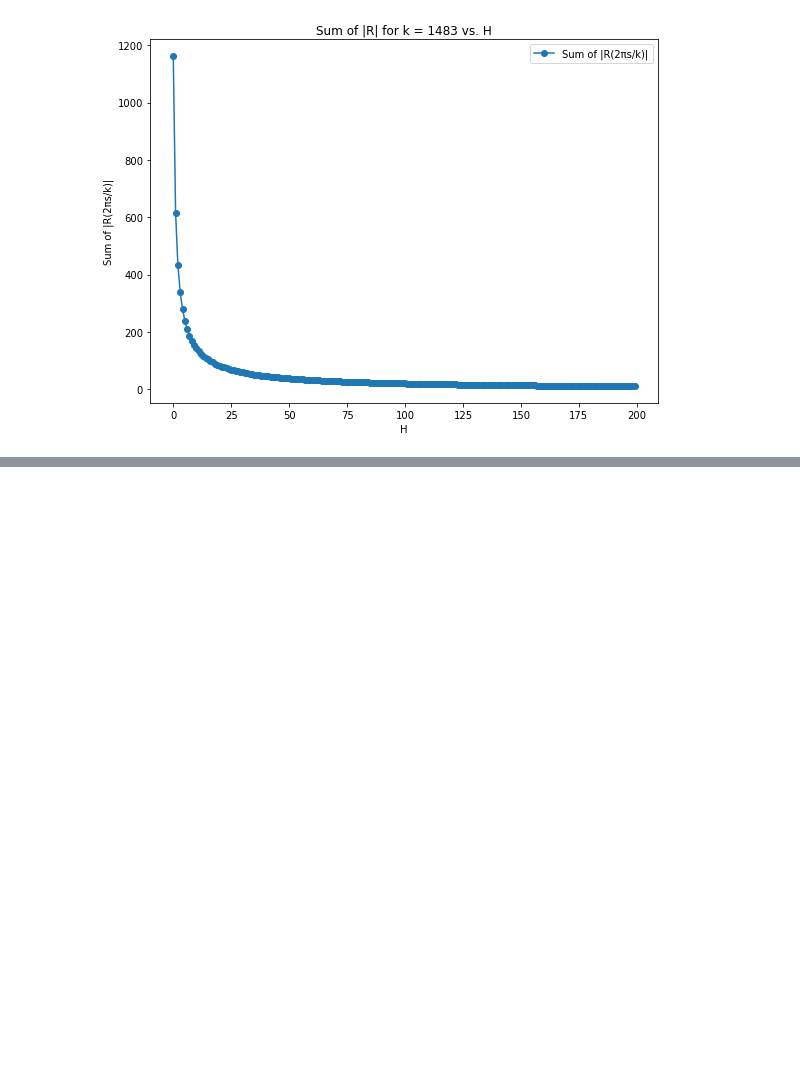
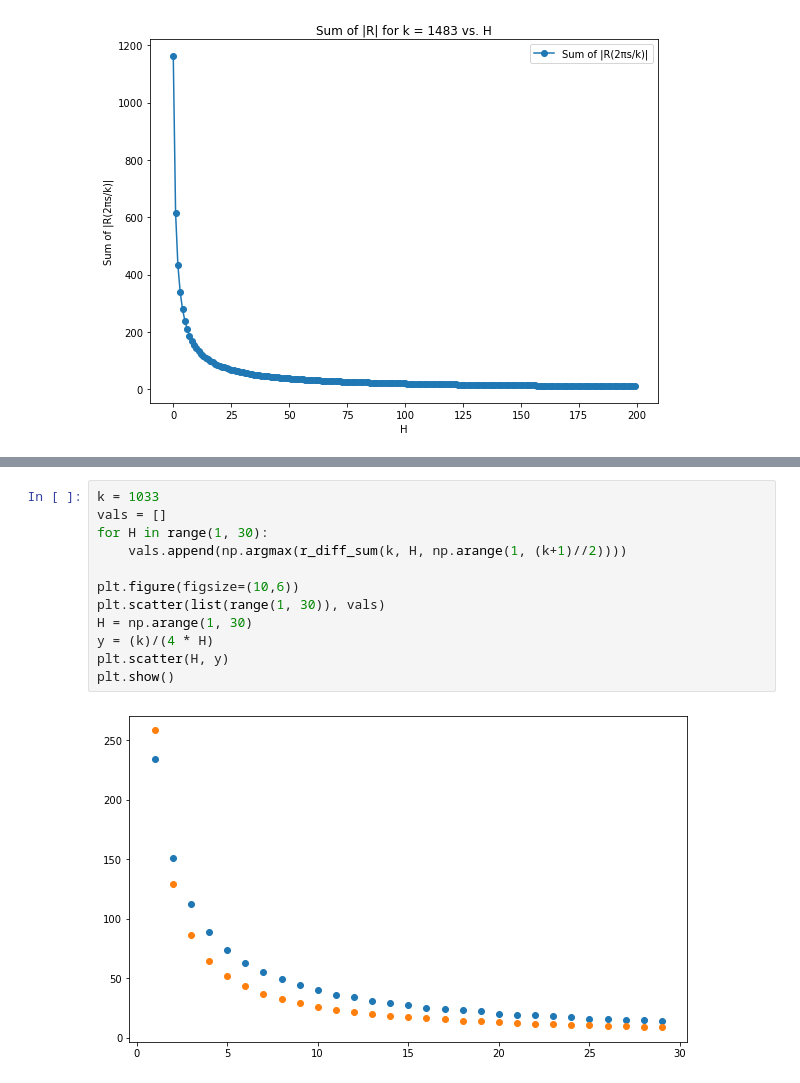
Before and after one commit to jcheigh/Thesis, a Jupyter notebook: src/utils/r.ipynb, the cells around one changed output, grey strips where cells are left out. Saved outputs shown, nothing was run; the diff lists cells and outputs as text; blank space fills up the shorter version.

```diff
--- a/src/utils/r.ipynb
+++ b/src/utils/r.ipynb
@@ -188,2 +184,16 @@ create_3i(1033, H_vals)
 [figure]
+# %%
+k = 1033
+vals = []
+for H in range(1, 30):
+    vals.append(np.argmax(r_diff_sum(k, H, np.arange(1, (k+1)//2))))
+
+plt.figure(figsize=(10,6))
+plt.scatter(list(range(1, 30)), vals)
+H = np.arange(1, 30)
+y = (k)/(4 * H)
+plt.scatter(H, y)
+plt.show()
+# %% [output]
+[figure, added]
 # %%
```
Also changed, not shown: parts of 10 cells of this notebook, 17 other files.
